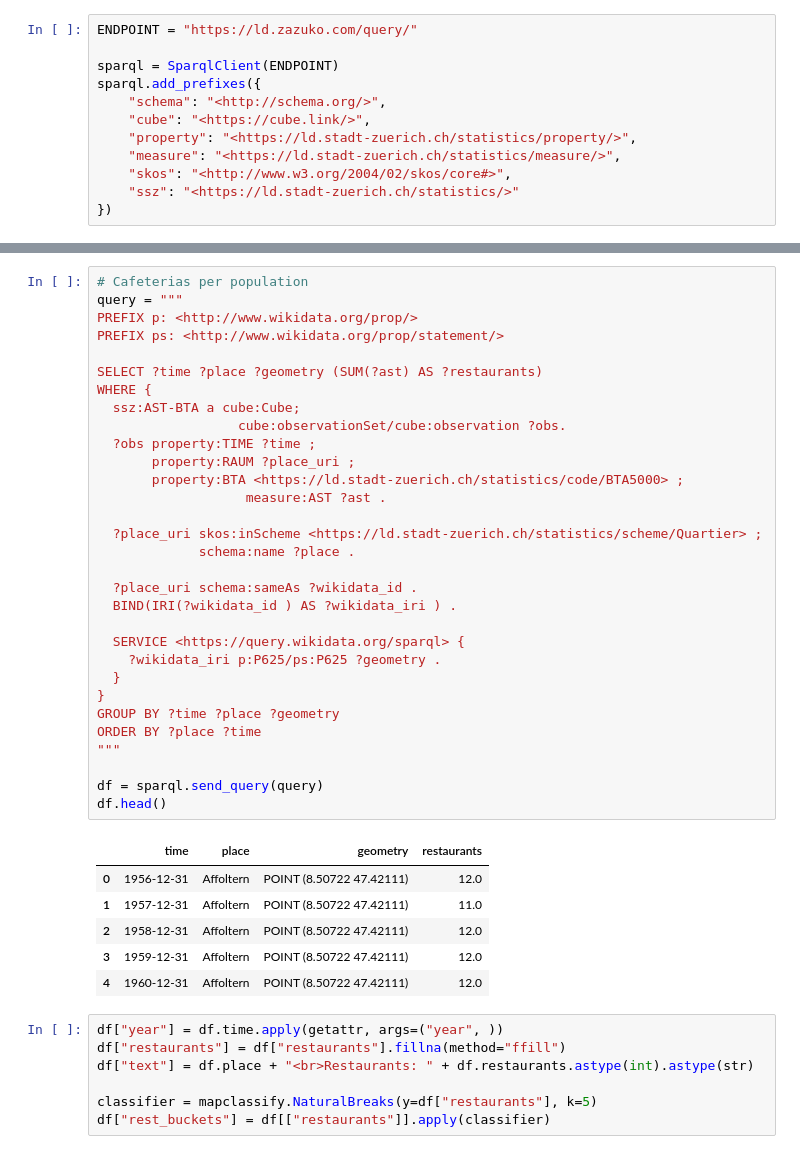
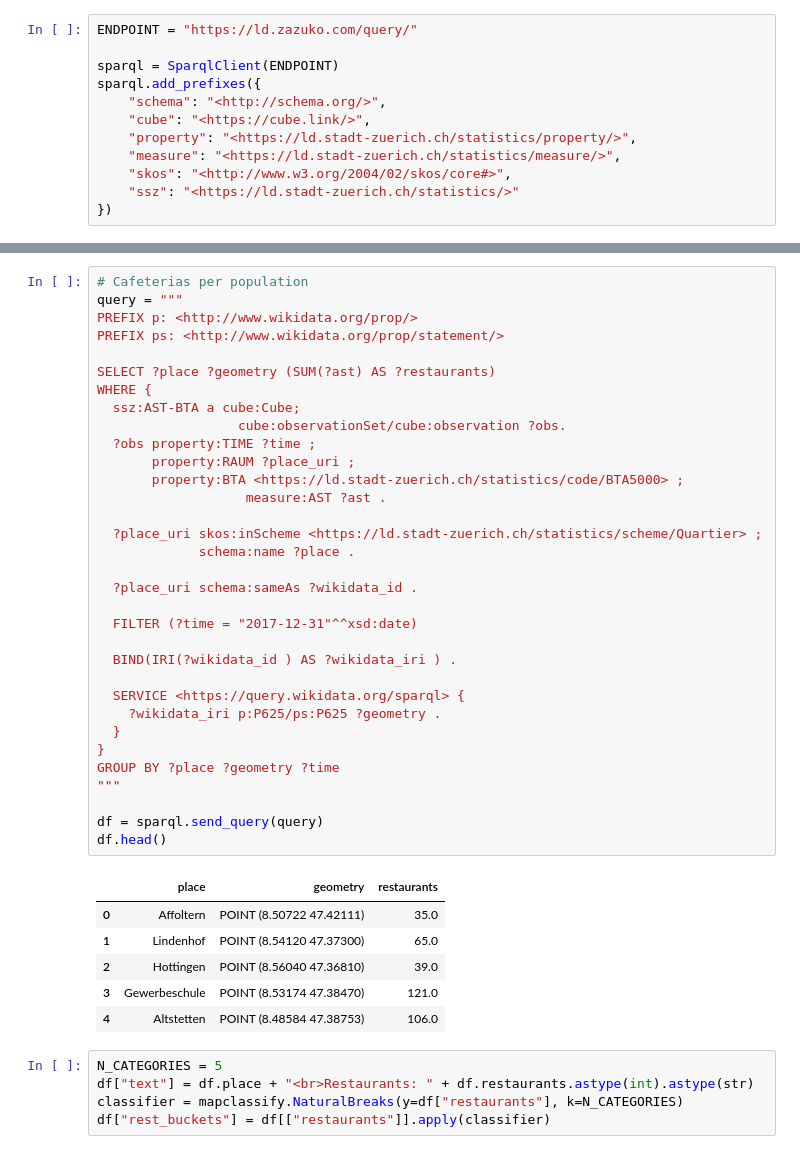
Before and after one commit to zazuko/notebooks, a Jupyter notebook: economy.ipynb, the cells around one changed output, grey strips where cells are left out. Drawn from its saved outputs; the diff is of its cells as text.

```diff
--- a/economy.ipynb
+++ b/economy.ipynb
@@ -76,45 +71,45 @@ px.line(df, x="time", y = "rest_quote")
 # %%
 # Cafeterias per population
 query = """
 PREFIX p: <http://www.wikidata.org/prop/>
 PREFIX ps: <http://www.wikidata.org/prop/statement/>
 
-SELECT ?time ?place ?geometry (SUM(?ast) AS ?restaurants)
+SELECT ?place ?geometry (SUM(?ast) AS ?restaurants)
 WHERE {
   ssz:AST-BTA a cube:Cube;
                   cube:observationSet/cube:observation ?obs.
   ?obs property:TIME ?time ;
        property:RAUM ?place_uri ;
        property:BTA <https://ld.stadt-zuerich.ch/statistics/code/BTA5000> ;
                    measure:AST ?ast .
 
   ?place_uri skos:inScheme <https://ld.stadt-zuerich.ch/statistics/scheme/Quartier> ;
              schema:name ?place .
 
   ?place_uri schema:sameAs ?wikidata_id .
+
+  FILTER (?time = "2017-12-31"^^xsd:date)
+
   BIND(IRI(?wikidata_id ) AS ?wikidata_iri ) .
 
   SERVICE <https://query.wikidata.org/sparql> {
     ?wikidata_iri p:P625/ps:P625 ?geometry .
   }
 }
-GROUP BY ?time ?place ?geometry
-ORDER BY ?place ?time
+GROUP BY ?place ?geometry ?time
 """
 
 df = sparql.send_query(query)
 df.head()
 # %% [output]
-|  | time | place | geometry | restaurants |
-| 0 | 1956-12-31 | Affoltern | POINT (8.50722 47.42111) | 12.0 |
-| 1 | 1957-12-31 | Affoltern | POINT (8.50722 47.42111) | 11.0 |
-| 2 | 1958-12-31 | Affoltern | POINT (8.50722 47.42111) | 12.0 |
-| 3 | 1959-12-31 | Affoltern | POINT (8.50722 47.42111) | 12.0 |
-| 4 | 1960-12-31 | Affoltern | POINT (8.50722 47.42111) | 12.0 |
+|  | place | geometry | restaurants |
+| 0 | Affoltern | POINT (8.50722 47.42111) | 35.0 |
+| 1 | Lindenhof | POINT (8.54120 47.37300) | 65.0 |
+| 2 | Hottingen | POINT (8.56040 47.36810) | 39.0 |
+| 3 | Gewerbeschule | POINT (8.53174 47.38470) | 121.0 |
+| 4 | Altstetten | POINT (8.48584 47.38753) | 106.0 |
 # %%
-df["year"] = df.time.apply(getattr, args=("year", ))
-df["restaurants"] = df["restaurants"].fillna(method="ffill")
+N_CATEGORIES = 5
 df["text"] = df.place + "<br>Restaurants: " + df.restaurants.astype(int).astype(str)
-
-classifier = mapclassify.NaturalBreaks(y=df["restaurants"], k=5)
+classifier = mapclassify.NaturalBreaks(y=df["restaurants"], k=N_CATEGORIES)
 df["rest_buckets"] = df[["restaurants"]].apply(classifier)
```
Also changed, not shown: parts of 11 cells of this notebook, 4 other files.
